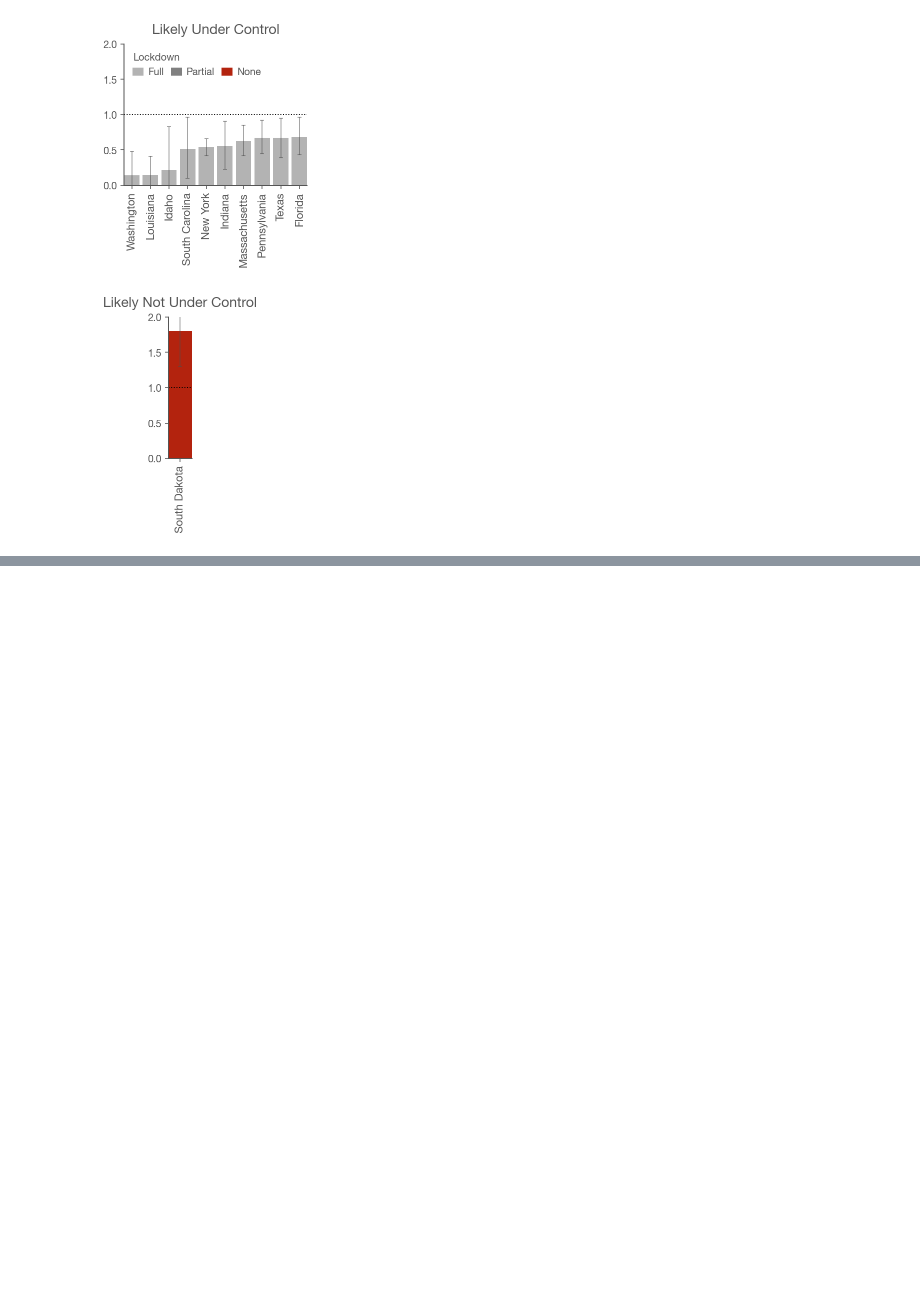
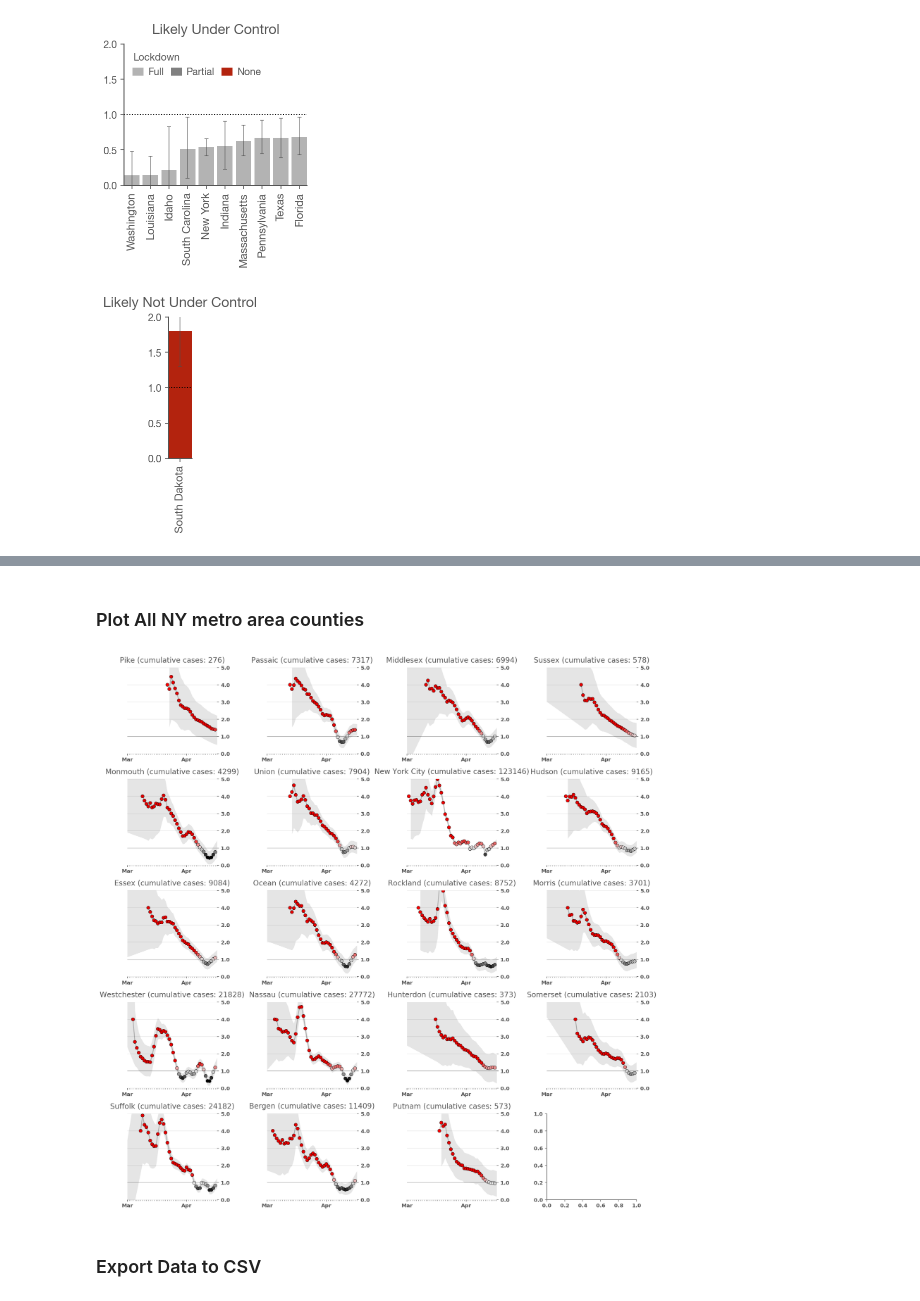
Before and after one commit to aberke/covid-19, a Jupyter notebook: Realtime R0.ipynb, the cells around one changed output, grey strips where cells are left out. Saved outputs shown, nothing was run; the diff lists cells and outputs as text; code cells hidden in the pictures; blank space fills up the shorter version.

```diff
--- a/Realtime R0.ipynb
+++ b/Realtime R0.ipynb
@@ -673,0 +835,20 @@ ax.get_legend().remove()
+# %% [markdown]
+### Plot All NY metro area counties
+# %%
+ncols = 4
+nrows = int(np.ceil(len(results) / ncols)) + 1
+
+# fig, axes = plt.subplots(nrows=nrows, ncols=ncols, figsize=(15, nrows*3))
+fig, axes = plt.subplots(nrows=nrows, ncols=ncols, figsize=(15, nrows*3))
+
+for i, (name, result) in enumerate(county_results.items()):
+    cumulative_cases = result.iloc[-1]['cases']
+    plot_title = '%s (cumulative cases: %s)' % (name, str(cumulative_cases))
+    plot_rt(result, axes.flat[i], plot_title)
+
+fig.tight_layout()
+fig.set_facecolor('w')
+# %% [output]
+[figure, added]
+# %% [markdown]
+### Export Data to CSV
```
Also changed, not shown: parts of 34 cells of this notebook, 3 other files.
